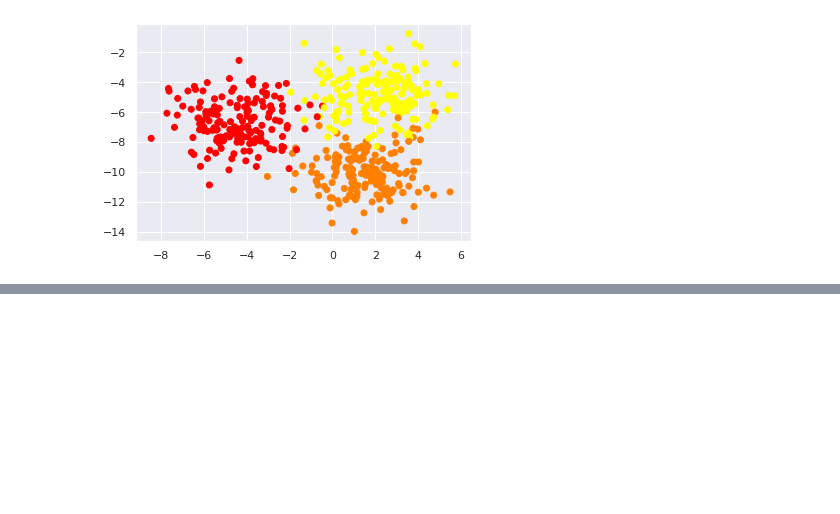
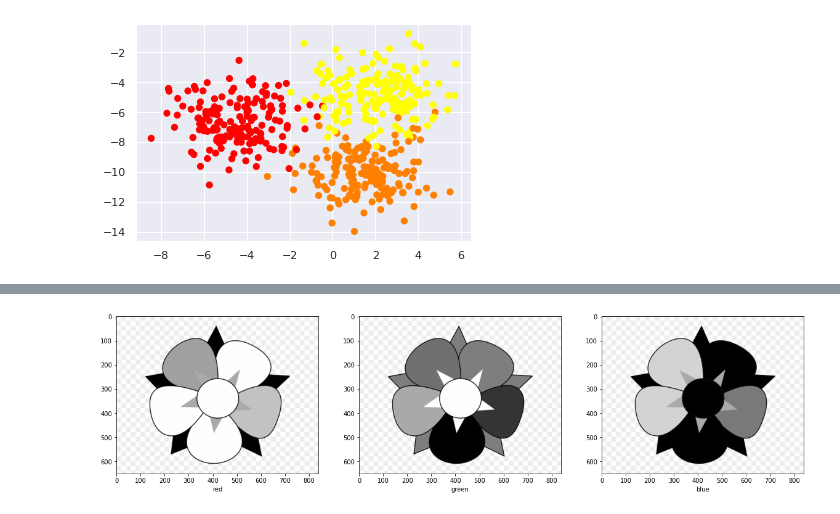
Before and after one commit to KARTIKEYgarg1/udemy-data-science-and-ml, a Jupyter notebook: Practice.ipynb, the cells around one changed output, grey strips where cells are left out. Saved outputs shown, nothing was run; the diff lists cells and outputs as text; code cells hidden in the pictures; blank space fills up the shorter version.

```diff
--- a/Practice.ipynb
+++ b/Practice.ipynb
@@ -279,0 +364,9 @@ X_train,X_test,y_train,y_test=train_test_split(X,y,test_size=0.33)
+# %%
+fig,ax=plt.subplots(1,3)
+ch=["red","green","blue"]
+for i,axi in enumerate(ax.flat):
+  axi.imshow(im[:,:,i],plt.cm.gray)
+  axi.set_xlabel(ch[i])
+  fig.set_size_inches(20,30)
+# %% [output]
+[figure, added]
```
Also changed, not shown: parts of 7 cells of this notebook.
